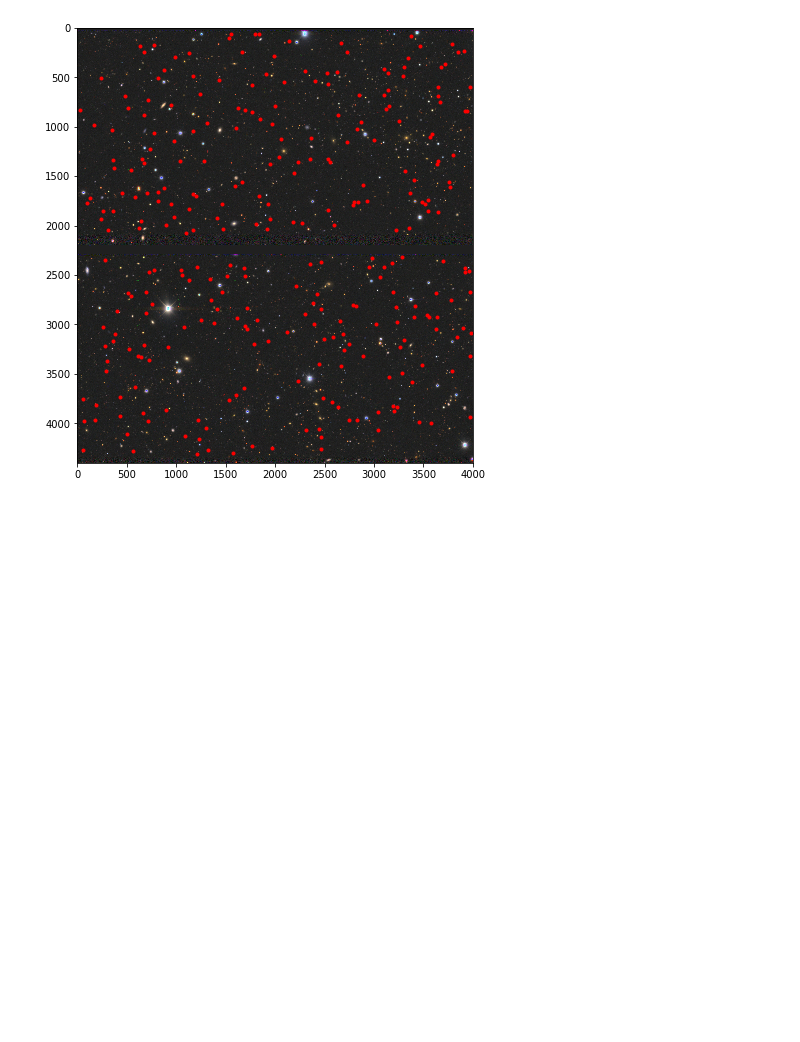
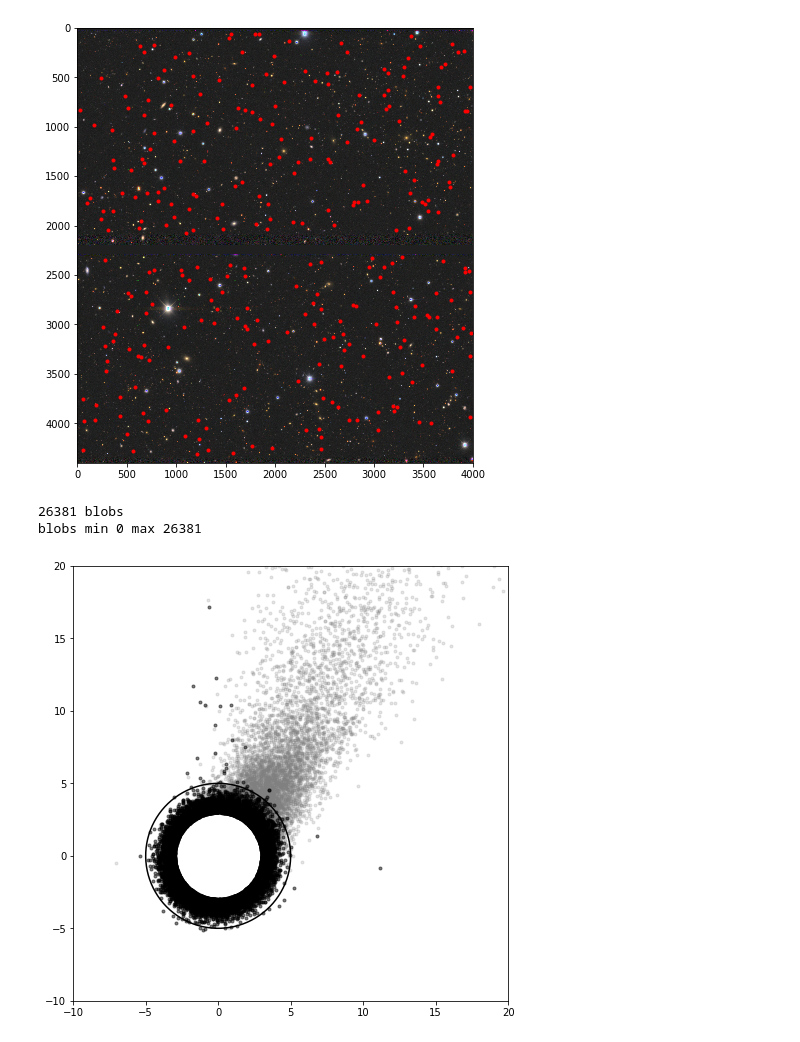
Before and after one commit to dstndstn/detection-paper, a Jupyter notebook: sed-matched.ipynb, the cells around one changed output. Saved outputs shown, nothing was run; the diff lists cells and outputs as text; code cells hidden in the pictures; blank space fills up the shorter version.

Commit message:
add to SED-matched fig: annotate true/false sources based on deeper data

```diff
--- a/sed-matched.ipynb
+++ b/sed-matched.ipynb
@@ -246,3 +246,14 @@ plt.axis(ax)
 # %% [output]
 (-0.5, 3999.5, 4399.5, -0.5)
 [figure]
+# %%
+g_det1 = fitsio.read('1/detmap-g.fits')
+g_detiv1 = fitsio.read('1/detiv-g.fits')
+r_det1 = fitsio.read('1/detmap-r.fits')
+r_detiv1 = fitsio.read('1/detiv-r.fits')
+# %%
+g_sn1 = g_det1 * np.sqrt(g_detiv1)
+r_sn1 = r_det1 * np.sqrt(r_detiv1)
+# %%
+goodpix1 = np.logical_and(g_detiv1 > 0.5 * np.median(g_detiv1),
+                         r_detiv1 > 0.5 * np.median(r_detiv1))
@@ -248,0 +264,20 @@ plt.axis(ax)
+# %%
+c3x,c3y = detect_sources(np.hypot(g_sn1, r_sn1), 3., good=goodpix1)
+# %% [output]
+26381 blobs
+blobs min 0 max 26381
+# %%
+#plt.plot(g_sn[c3y,c3x], r_sn[c3y,c3x], '.', color='0.5', alpha=0.2, label='Chi-squared Peaks')
+#plt.scatter(g_sn1[c3y,c3x], r_sn1[c3y,c3x], s=4, c=np.hypot(g_sn[c3y,c3x],r_sn[c3y,c3x]), vmin=0, vmax=20)
+real = np.flatnonzero(np.hypot(g_sn[c3y,c3x], r_sn[c3y,c3x]) > 5.)
+fake = np.flatnonzero(np.hypot(g_sn[c3y,c3x], r_sn[c3y,c3x]) <= 5.)
+plt.plot(g_sn1[c3y,c3x][real], r_sn1[c3y,c3x][real], '.', color='0.5', alpha=0.2, label='Real Peaks')
+plt.plot(g_sn1[c3y,c3x][fake], r_sn1[c3y,c3x][fake], '.', color='k', alpha=0.5, label='Fake Peaks')
+
+a = np.linspace(0, 2.*np.pi, 100)
+plt.plot(5.*np.sin(a), 5.*np.cos(a), 'k-', label='Chi-squared detection')
+
+plt.axis('square')
+plt.axis([-10,20,-10,20]);
+# %% [output]
+[figure, added]
```
Also changed, not shown: parts of 1 cell of this notebook, 3 other files.
